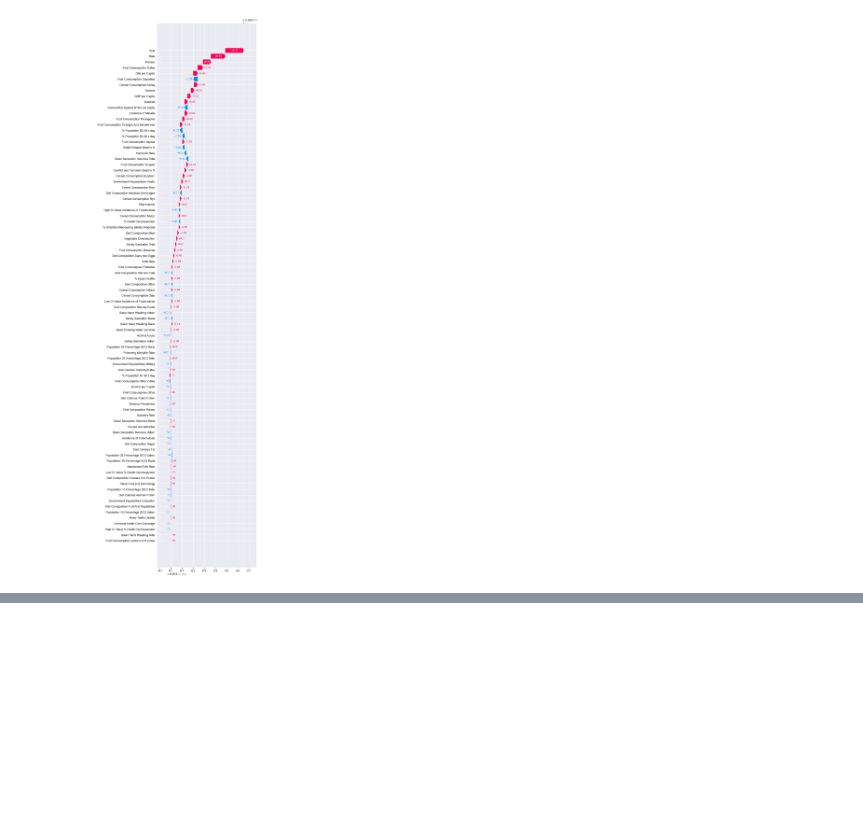
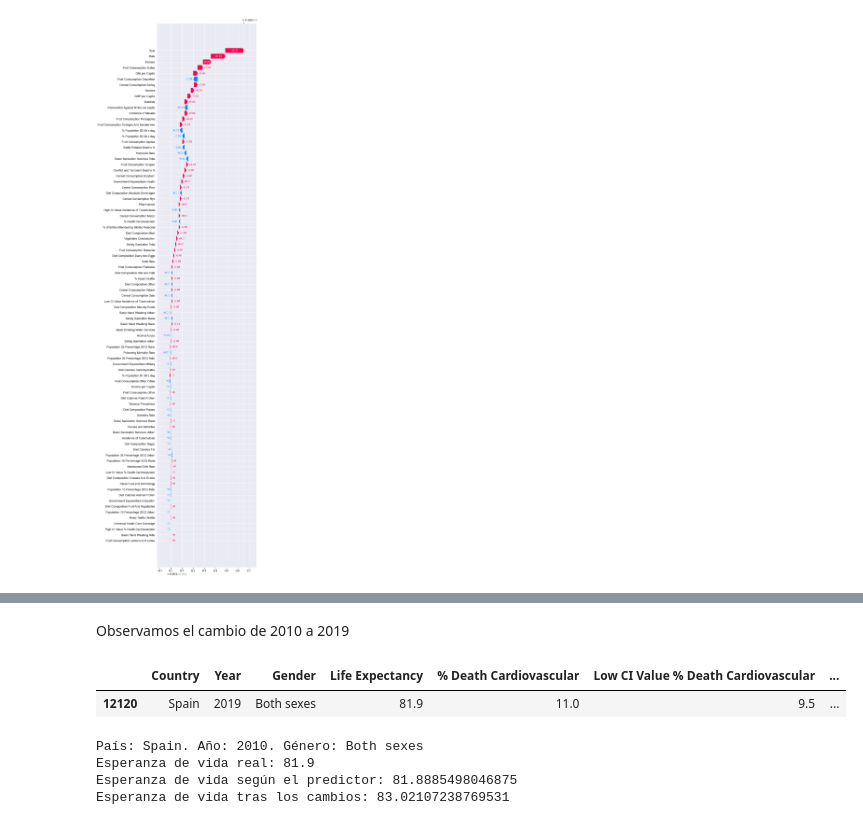
Before and after one commit to MiguelRocaGarcia/Life-Expectancy-Factors-Analysis-Using-ML, a Jupyter notebook: 5 - Predictor.ipynb, the cells around one changed output, grey strips where cells are left out. Saved outputs shown, nothing was run; the diff lists cells and outputs as text; code cells hidden in the pictures; blank space fills up the shorter version.

```diff
--- a/5 - Predictor.ipynb
+++ b/5 - Predictor.ipynb
@@ -220,0 +240,17 @@ La explicación de la aportación de cada indicador según SHAP es:
+# %% [markdown]
+Observamos el cambio de 2010 a 2019
+# %%
+data = getData('Spain', 2010, 'Both sexes')
+dataOriginal = data.copy()
+data['Year'] = 2019
+data
+# %% [output]
+|  | Country | Year | Gender | Life Expectancy | % Death Cardiovascular | Low CI Value % Death Cardiovascular | ... |
+| 12120 | Spain | 2019 | Both sexes | 81.9 | 11.0 | 9.5 | ... |
+# %%
+compareLifeExpectancy(dataOriginal, data)
+# %% [output]
+País: Spain. Año: 2010. Género: Both sexes
+Esperanza de vida real: 81.9
+Esperanza de vida según el predictor: 81.8885498046875
+Esperanza de vida tras los cambios: 83.02107238769531
```
Also changed, not shown: parts of 7 cells of this notebook, 2 other files.
